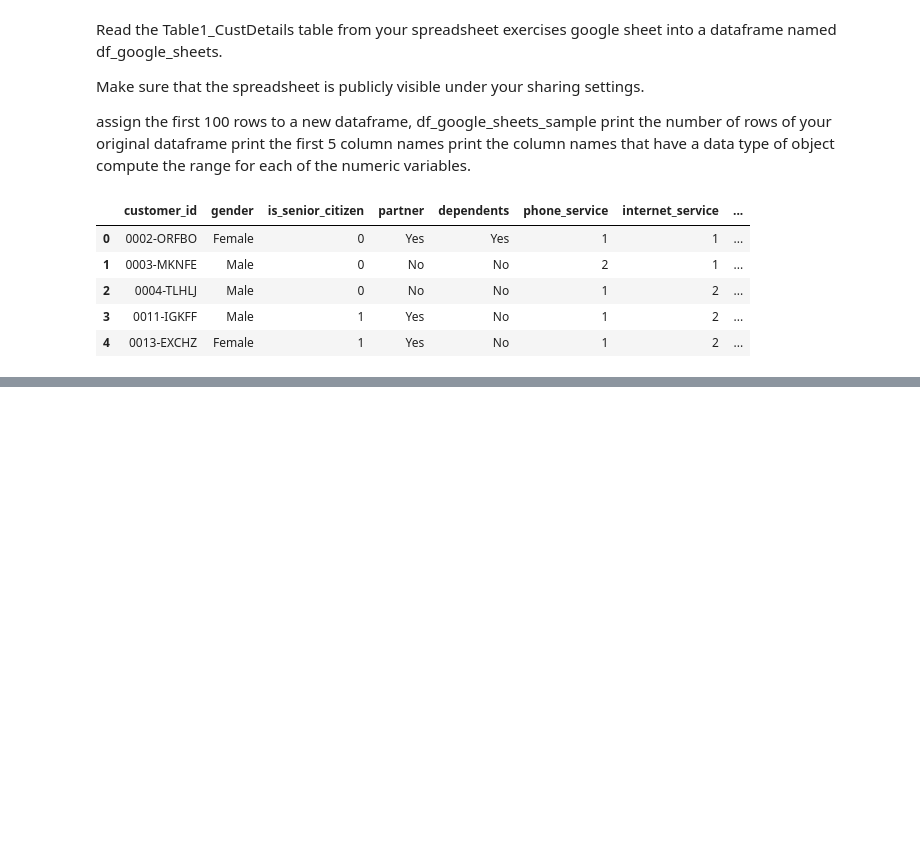
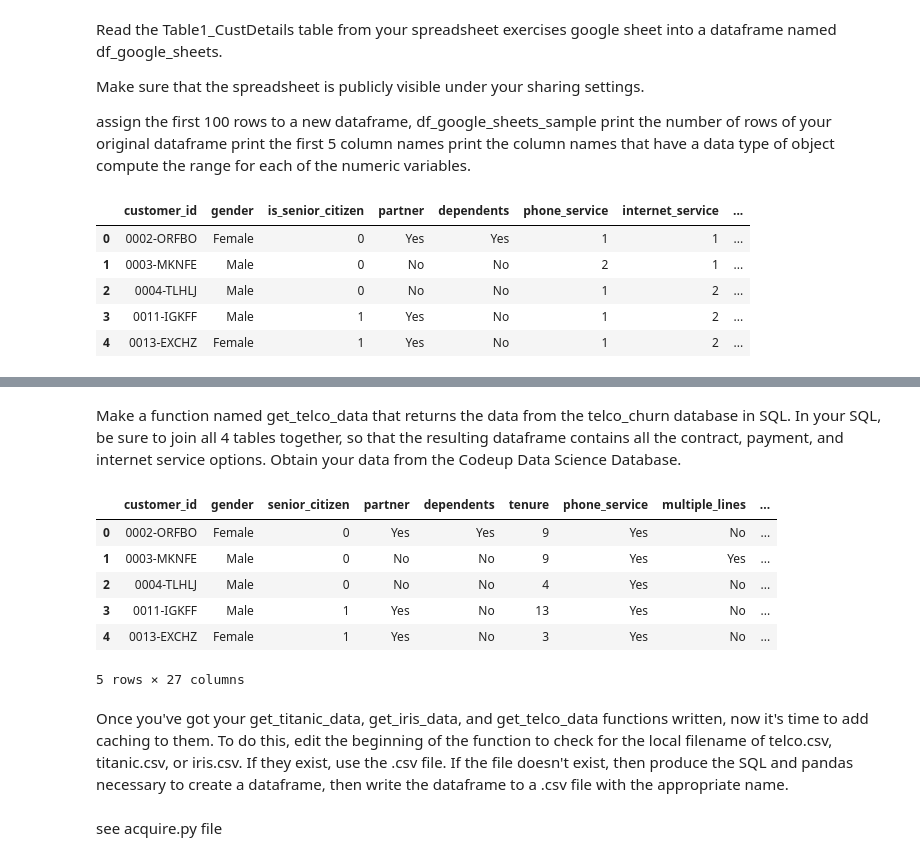
Before and after one commit to lincolnmuriithi11/classification-exercises, a Jupyter notebook: classification_exercises.ipynb, the cells around one changed output, grey strips where cells are left out. Cells and saved outputs as stored; diff of their text form; code cells hidden in the pictures; blank space fills up the shorter version.

```diff
--- a/classification_exercises.ipynb
+++ b/classification_exercises.ipynb
@@ -112,0 +305,2 @@ df_google_sheets_sample
+# %% [markdown]
+Make a function named get_telco_data that returns the data from the telco_churn database in SQL. In your SQL, be sure to join all 4 tables together, so that the resulting dataframe contains all the contract, payment, and internet service options. Obtain your data from the Codeup Data Science Database.
@@ -112,0 +320,18 @@ df_google_sheets_sample
+# %%
+from env import get_db_url
+url1 = get_db_url("telco_churn")
+telco_churn = pd.read_sql('SELECT * FROM customers AS c JOIN payment_types pt ON pt.payment_type_id = c.payment_type_id JOIN contract_types ct ON ct.contract_type_id = c.contract_type_id JOIN internet_service_types ist ON ist.internet_service_type_id = c.internet_service_type_id;', url1 )
+# %%
+telco_churn.head()
+# %% [output]
+|  | customer_id | gender | senior_citizen | partner | dependents | tenure | phone_service | multiple_lines | ... |
+| 0 | 0002-ORFBO | Female | 0 | Yes | Yes | 9 | Yes | No | ... |
+| 1 | 0003-MKNFE | Male | 0 | No | No | 9 | Yes | Yes | ... |
+| 2 | 0004-TLHLJ | Male | 0 | No | No | 4 | Yes | No | ... |
+| 3 | 0011-IGKFF | Male | 1 | Yes | No | 13 | Yes | No | ... |
+| 4 | 0013-EXCHZ | Female | 1 | Yes | No | 3 | Yes | No | ... |
+5 rows × 27 columns
+# %% [markdown]
+Once you've got your get_titanic_data, get_iris_data, and get_telco_data functions written, now it's time to add caching to them. To do this, edit the beginning of the function to check for the local filename of telco.csv, titanic.csv, or iris.csv. If they exist, use the .csv file. If the file doesn't exist, then produce the SQL and pandas necessary to create a dataframe, then write the dataframe to a .csv file with the appropriate name.
+# %% [markdown]
+see acquire.py file
```
Also changed, not shown: parts of 31 cells of this notebook.
